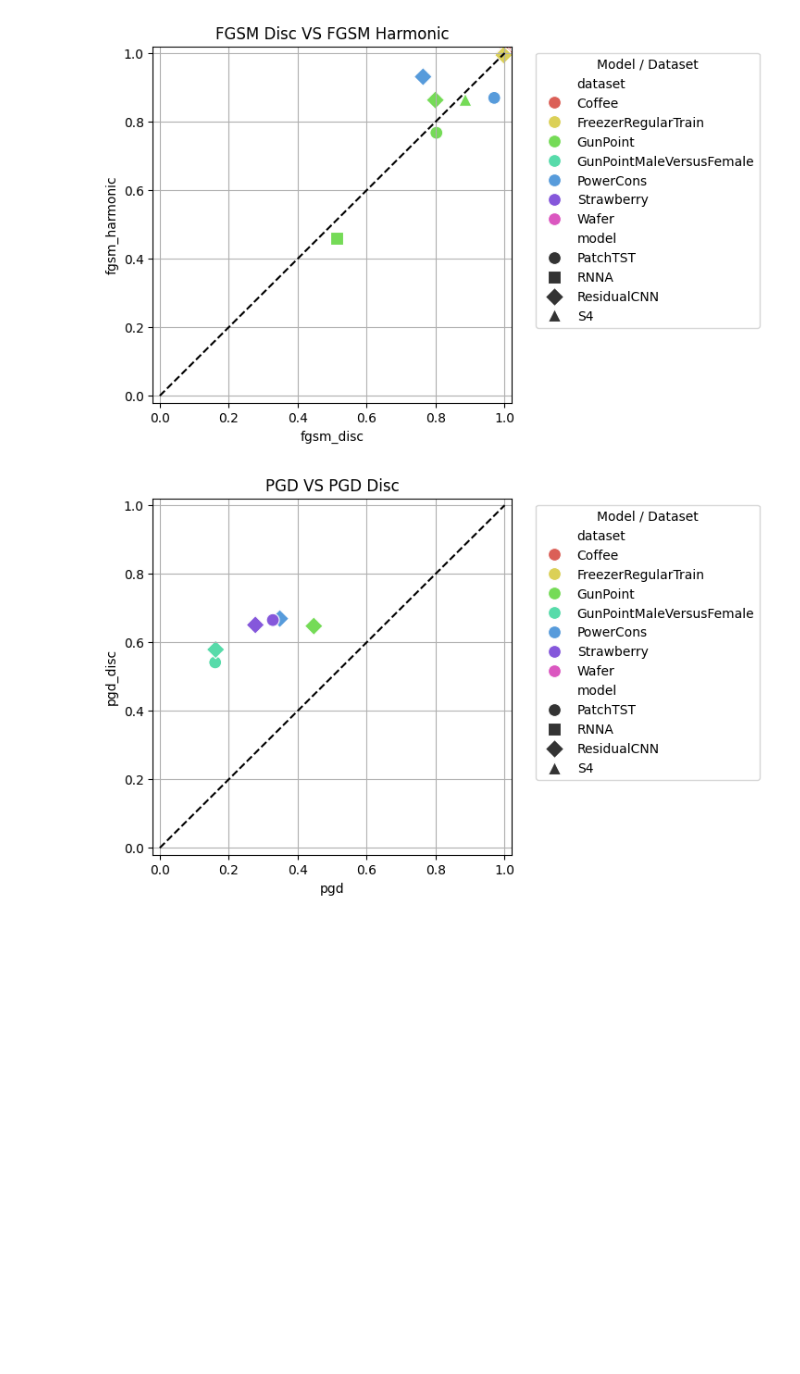
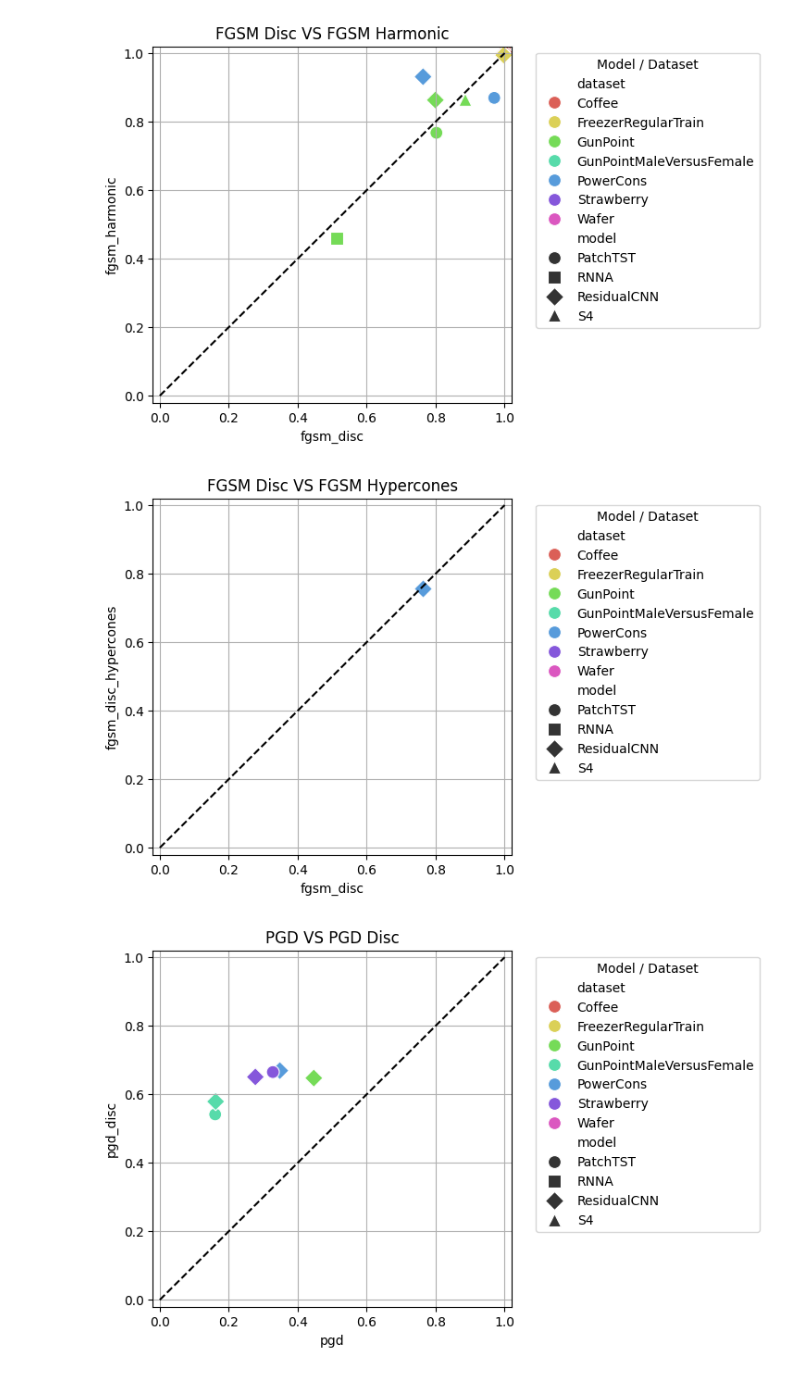
Before and after one commit to petrsokerin/Hidden_adversarial_attacks, a Jupyter notebook: notebooks/clearml_metrics.ipynb, the cells around one changed output. Saved outputs shown, nothing was run; the diff lists cells and outputs as text; code cells hidden in the pictures; blank space fills up the shorter version.

Commit message:
update metrics

```diff
--- a/notebooks/clearml_metrics.ipynb
+++ b/notebooks/clearml_metrics.ipynb
@@ -209,0 +159,15 @@ results['exp_name'] = results['full_exp_name']
+# %%
+# dataset = 'PowerCons'
+# model = 'ResidualCNN'
+
+results = load_local_data(
+    datasets = ['GunPointMaleVersusFemale', 'Strawberry', 'PowerCons', 'GunPoint'],
+    models = ['ResidualCNN', 'PatchTST'], # ['S4', 'ResidualCNN', 'TST', 'PatchTST', 'RNNA']
+    prefixes = ['fast_run', 'test'],
+    flag_test = True,
+)
+
+
+mask = (results['full_exp_name'].str.contains('pgd')) | (~results['full_exp_name'].str.contains('pgd') & (results['dataset'] == 'PowerCons') & results['model'].isin(['PatchTST', 'ResidualCNN']))
+results = results[mask]
+results['exp_name'] = results['full_exp_name']
@@ -331,6 +297,10 @@ draw_scatter_pair_metrics(agg_data, 'fgsm', 'fgsm_disc', x_col_name='Vanilla att
 draw_scatter_pair_metrics(agg_data, 'fgsm_disc', 'fgsm_harmonic', title='FGSM Disc VS FGSM Harmonic')
 # %% [output]
 [figure]
+# %%
+draw_scatter_pair_metrics(agg_data, 'fgsm_disc', 'fgsm_disc_hypercones', title='FGSM Disc VS FGSM Hypercones')
+# %% [output]
+[figure, added]
 # %%
 draw_scatter_pair_metrics(agg_data, 'pgd', 'pgd_disc', title='PGD VS PGD Disc')
 # %% [output]
```
Also changed, not shown: parts of 6 cells of this notebook.
